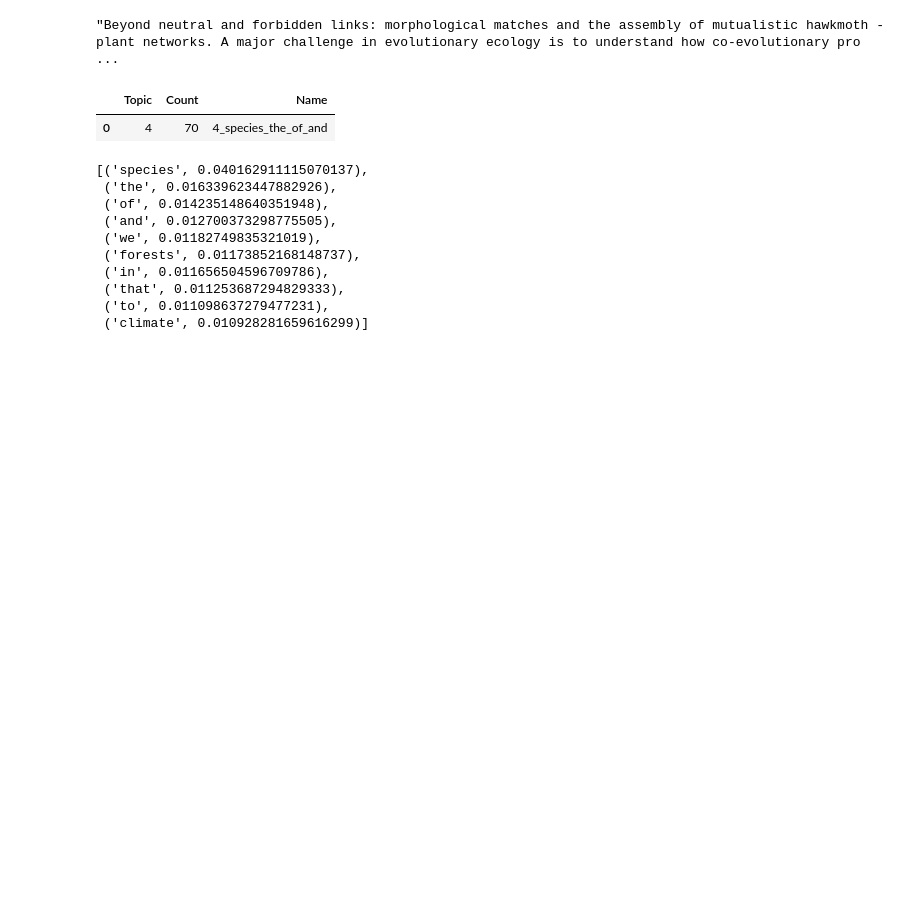
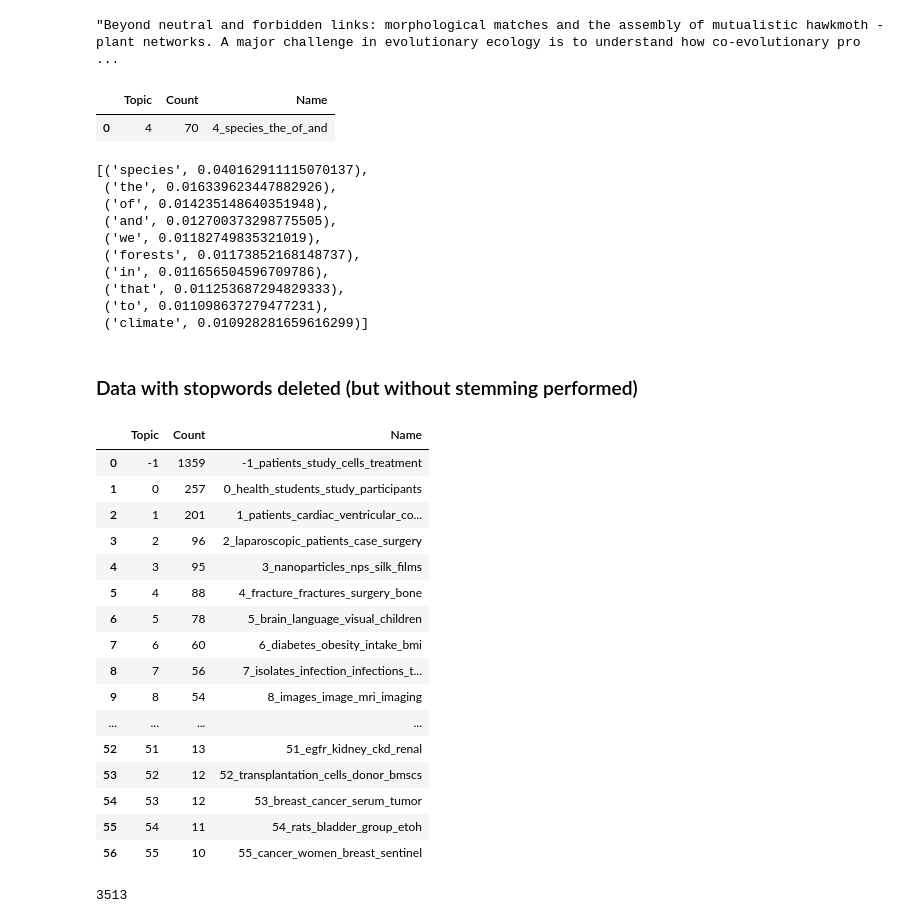
Before and after one commit to hadaszm/NLP, a Jupyter notebook: bert_topic/bert_topic.ipynb, the cells around one changed output. Cells and saved outputs as stored; diff of their text form; code cells hidden in the pictures; blank space fills up the shorter version.

```diff
--- a/bert_topic/bert_topic.ipynb
+++ b/bert_topic/bert_topic.ipynb
@@ -18,7 +18,7 @@ results_path = '../results/bertopic'
 def get_now_str():
     return datetime.datetime.now().strftime("%Y-%m-%d_%H-%M-%S")
 # %%
-def transform_strings_to_arrays(df, col_names = ['tokenized_sentences', 'tokenized_words', 'tokenized_words_processed']):
+def transform_strings_to_arrays(df, col_names = ['tokenized_sentences', 'tokenized_words', 'tokenized_words_processed', 'tokenized_words_no_stopwords']):
     for col in col_names:
         df[col] = df[col].apply(eval)
     return df
@@ -192,3 +192,44 @@ topic_words
  ('that', 0.011253687294829333),
  ('to', 0.011098637279477231),
  ('climate', 0.010928281659616299)]
+# %% [markdown]
+### Data with stopwords deleted (but without stemming performed)
+# %%
+train_full_data = transform_strings_to_arrays(pd.read_csv(train_data_path))
+test_full_data = transform_strings_to_arrays(pd.read_csv(test_data_path))
+
+train_data = train_full_data.groupby(by = ['PMID'])['tokenized_words_no_stopwords'].agg(lambda x: f'{x.values[0]}. {x.values[1]}')
+test_data = test_full_data.groupby(by = ['PMID'])['tokenized_words_no_stopwords'].agg(lambda x: f'{x.values[0]}. {x.values[1]}')
+
+model_name = f'bertopic_nostopwords_data_{get_now_str()}'
+model_save_name = os.path.join(models_path, model_name)
+result_path_train = os.path.join(results_path, f'{model_name}_train.csv')
+result_path_test = os.path.join(results_path, f'{model_name}_test.csv')
+
+topic_model, topics, probs = train_transform_save(train_data, model_save_name)
+_, res_df_train = load_transform_save(train_data, model_save_name, result_path_train)
+_, res_df_test = load_transform_save(test_data, model_save_name, result_path_test)
+# %%
+topic_model.get_topic_info()
+# %% [output]
+|  | Topic | Count | Name |
+| 0 | -1 | 1359 | -1_patients_study_cells_treatment |
+| 1 | 0 | 257 | 0_health_students_study_participants |
+| 2 | 1 | 201 | 1_patients_cardiac_ventricular_co... |
+| 3 | 2 | 96 | 2_laparoscopic_patients_case_surgery |
+| 4 | 3 | 95 | 3_nanoparticles_nps_silk_films |
+| 5 | 4 | 88 | 4_fracture_fractures_surgery_bone |
+| 6 | 5 | 78 | 5_brain_language_visual_children |
+| 7 | 6 | 60 | 6_diabetes_obesity_intake_bmi |
+| 8 | 7 | 56 | 7_isolates_infection_infections_t... |
+| 9 | 8 | 54 | 8_images_image_mri_imaging |
+| ... | ... | ... | ... |
+| 52 | 51 | 13 | 51_egfr_kidney_ckd_renal |
+| 53 | 52 | 12 | 52_transplantation_cells_donor_bmscs |
+| 54 | 53 | 12 | 53_breast_cancer_serum_tumor |
+| 55 | 54 | 11 | 54_rats_bladder_group_etoh |
+| 56 | 55 | 10 | 55_cancer_women_breast_sentinel |
+# %%
+len(train_data)
+# %% [output]
+3513
```
Also changed, not shown: 1 other file.
